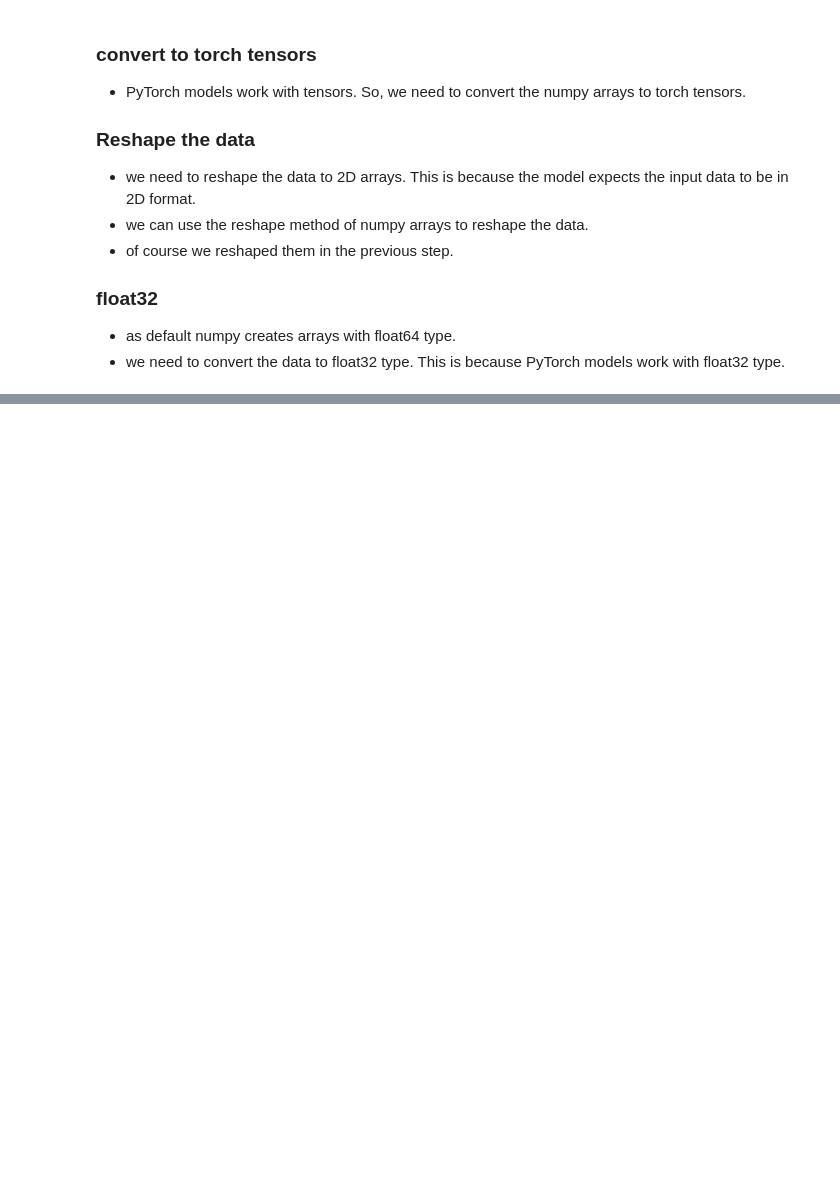
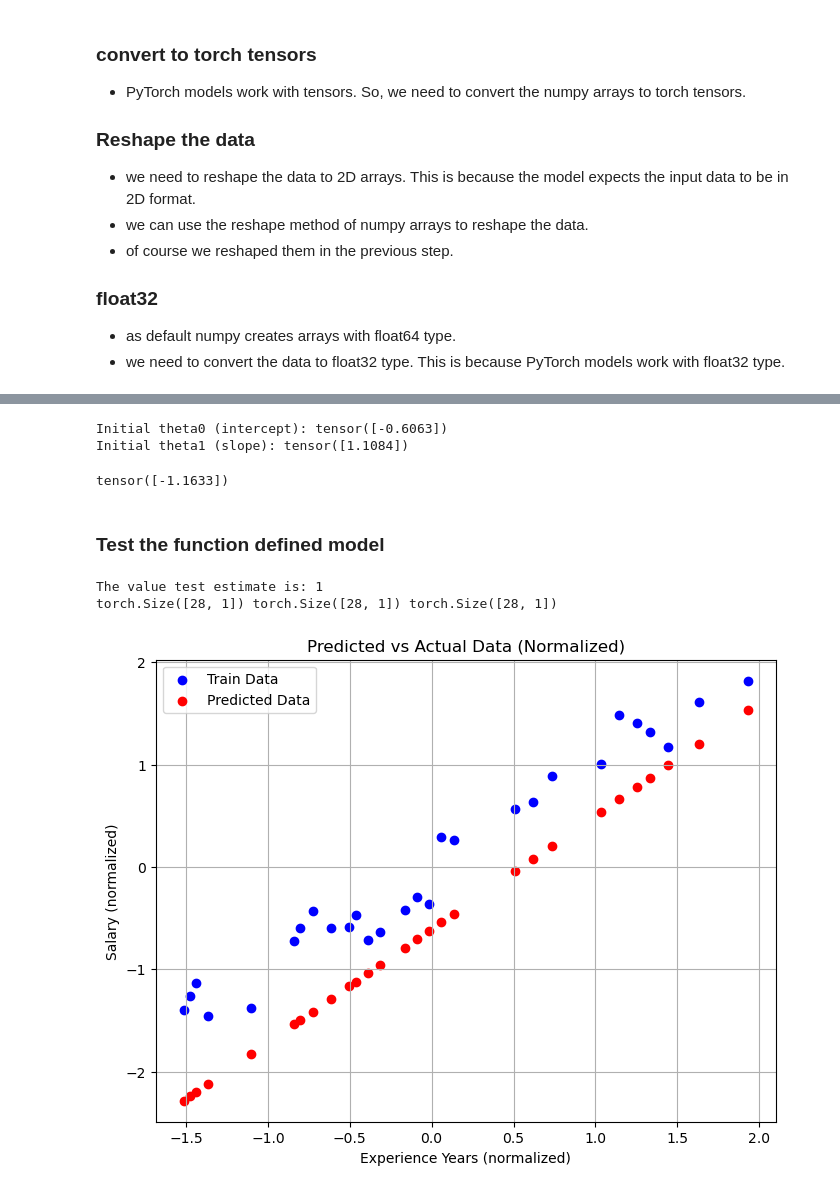
Before and after one commit to hmolhem/Linear-Regression-Pytorch, a Jupyter notebook: Project_01/LR_ExperienceVsSalary_01.ipynb, the cells around one changed output, grey strips where cells are left out. Cells and saved outputs as stored; diff of their text form; code cells hidden in the pictures; blank space fills up the shorter version.

Commit message:
created model, loss function and their analysis

```diff
--- a/Project_01/LR_ExperienceVsSalary_01.ipynb
+++ b/Project_01/LR_ExperienceVsSalary_01.ipynb
@@ -246,0 +280,40 @@ shape of y test tensor: torch.Size([1])
+# %%
+# define a function to estimate
+def linear_regression(x, theta0,theta1):
+    return theta0 + theta1 * x
+# %%
+# initial guess for parameters
+theta0 = torch.randn(1)  # intercept
+theta1 = torch.randn(1)  # slope
+print("Initial theta0 (intercept): {}".format(theta0))
+print("Initial theta1 (slope): {}".format(theta1))
+
+linear_regression(X_train_tensor[0], theta0, theta1)
+# %% [output]
+Initial theta0 (intercept): tensor([-0.6063])
+Initial theta1 (slope): tensor([1.1084])
+tensor([-1.1633])
+# %% [markdown]
+### Test the function defined model
+# %%
+y_hat = linear_regression(1,2,-1) # test the function
+print("The value test estimate is: {}".format(y_hat))
+
+# predictions over the full training tensor
+y_hat = linear_regression(X_train_tensor, theta0, theta1)
+
+print(X_train_tensor.shape, y_hat.shape, y_train_tensor.shape)
+
+plt.figure(figsize=(8,6))
+plt.scatter(X_train_tensor.squeeze(), y_train_tensor.squeeze(), color='blue', label='Train Data')
+plt.scatter(X_train_tensor.squeeze(), y_hat.detach().squeeze(), color='red', label='Predicted Data')
+plt.title('Predicted vs Actual Data (Normalized)')
+plt.xlabel('Experience Years (normalized)')
+plt.ylabel('Salary (normalized)')
+plt.legend()
+plt.grid()
+plt.show()
+# %% [output]
+The value test estimate is: 1
+torch.Size([28, 1]) torch.Size([28, 1]) torch.Size([28, 1])
+[figure, added]
```
Also changed, not shown: parts of 18 cells of this notebook.
